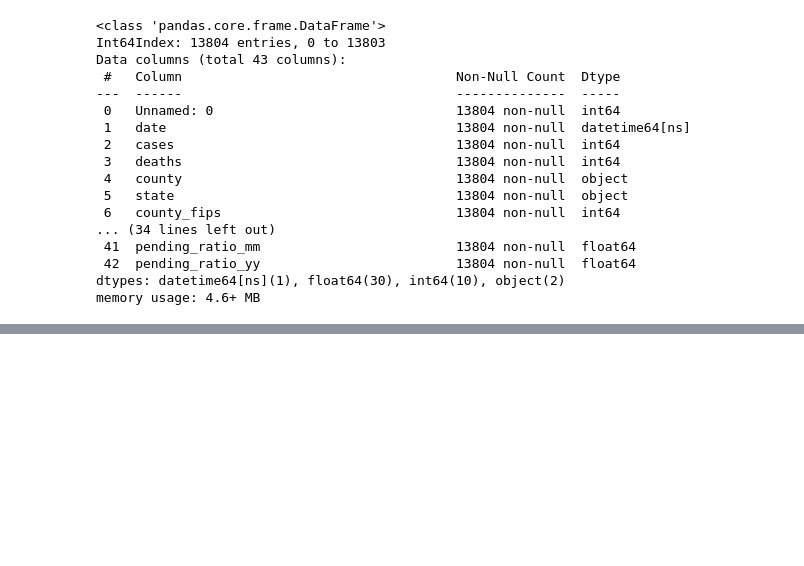
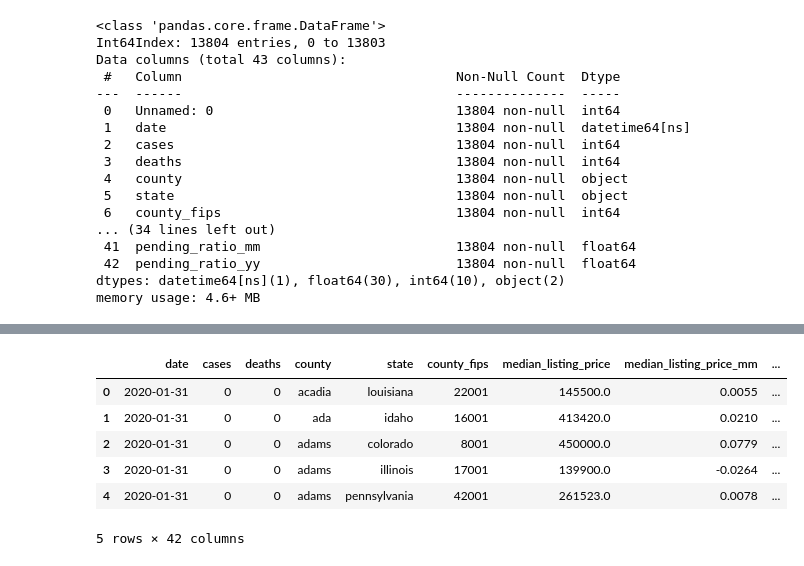
Before and after one commit to jpz129/ITEC-621-Project, a Jupyter notebook: data_merge.ipynb, the cells around one changed output, grey strips where cells are left out. Cells and saved outputs as stored; diff of their text form; code cells hidden in the pictures; blank space fills up the shorter version.

```diff
--- a/data_merge.ipynb
+++ b/data_merge.ipynb
@@ -264,0 +262,10 @@ df.drop('Unnamed: 0', axis=1).to_csv('data/project_data.csv')
+# %%
+houses.head()
+# %% [output]
+|  | date | cases | deaths | county | state | county_fips | median_listing_price | median_listing_price_mm | ... |
+| 0 | 2020-01-31 | 0 | 0 | acadia | louisiana | 22001 | 145500.0 | 0.0055 | ... |
+| 1 | 2020-01-31 | 0 | 0 | ada | idaho | 16001 | 413420.0 | 0.0210 | ... |
+| 2 | 2020-01-31 | 0 | 0 | adams | colorado | 8001 | 450000.0 | 0.0779 | ... |
+| 3 | 2020-01-31 | 0 | 0 | adams | illinois | 17001 | 139900.0 | -0.0264 | ... |
+| 4 | 2020-01-31 | 0 | 0 | adams | pennsylvania | 42001 | 261523.0 | 0.0078 | ... |
+5 rows × 42 columns
```
Also changed, not shown: parts of 23 cells of this notebook, 2 other files.
